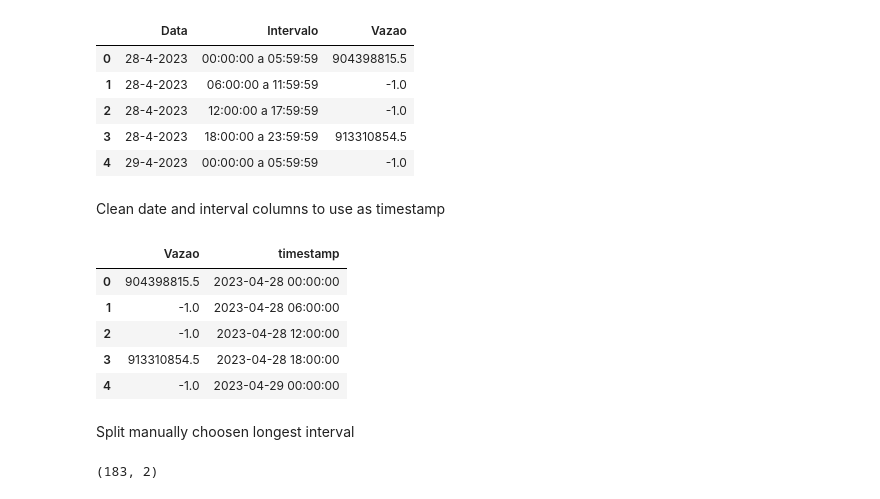
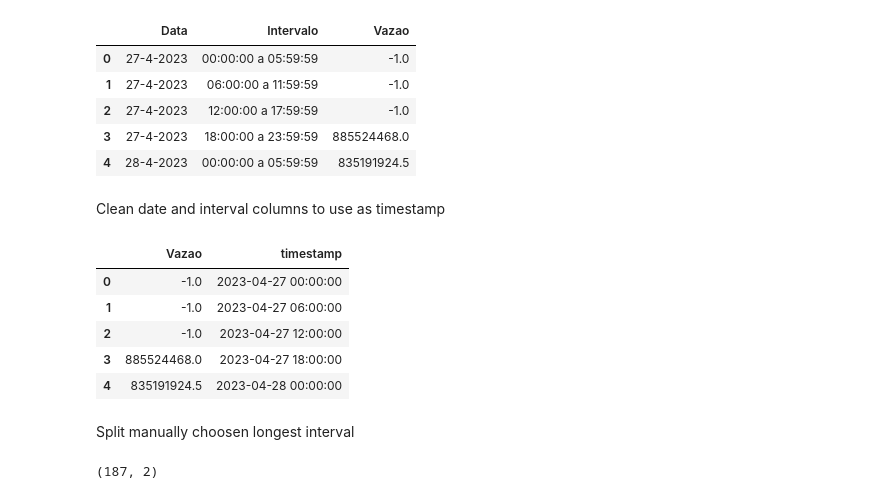
Before and after one commit to clara-mesquita/enhanced-svd, a Jupyter notebook: imputation_experiments.ipynb, the cells around one changed output. Drawn from its saved outputs; the diff is of its cells as text; code cells hidden in the pictures.

```diff
--- a/imputation_experiments.ipynb
+++ b/imputation_experiments.ipynb
@@ -1,16 +1,17 @@
 # %%
 import pandas as pd
 
-csv_file = "intervalos vazao  esmond data psmp-gn-bw-lis-pt.geant.org to perfsonar-ankara.ulakbim.gov.tr 10-24-2023.csv"
+# csv_file = "intervalos vazao  esmond data psmp-gn-bw-lis-pt.geant.org to perfsonar-ankara.ulakbim.gov.tr 10-24-2023.csv"
+csv_file = "intervalos vazao  esmond data psmp-gn-bw-poz-pl.geant.org to pspmp-anella.csuc.cat 10-24-2023.csv"
 df = pd.read_csv(csv_file)
 df.head()
 # %% [output]
 |  | Data | Intervalo | Vazao |
-| 0 | 28-4-2023 | 00:00:00 a 05:59:59 | 904398815.5 |
-| 1 | 28-4-2023 | 06:00:00 a 11:59:59 | -1.0 |
-| 2 | 28-4-2023 | 12:00:00 a 17:59:59 | -1.0 |
-| 3 | 28-4-2023 | 18:00:00 a 23:59:59 | 913310854.5 |
-| 4 | 29-4-2023 | 00:00:00 a 05:59:59 | -1.0 |
+| 0 | 27-4-2023 | 00:00:00 a 05:59:59 | -1.0 |
+| 1 | 27-4-2023 | 06:00:00 a 11:59:59 | -1.0 |
+| 2 | 27-4-2023 | 12:00:00 a 17:59:59 | -1.0 |
+| 3 | 27-4-2023 | 18:00:00 a 23:59:59 | 885524468.0 |
+| 4 | 28-4-2023 | 00:00:00 a 05:59:59 | 835191924.5 |
 # %% [markdown]
 Clean date and interval columns to use as timestamp
 # %%
@@ -18,7 +19,7 @@ Clean date and interval columns to use as timestamp
 df[["Inicio", "Fim"]] = df["Intervalo"].str.split(" a ", expand=True)
 
 # Convert date and start time to datetime to create a timestamp
-df["timestamp"] = pd.to_datetime(df["Data"] + " " + df["Inicio"], dayfirst=True)
+df["timestamp"] = pd.to_datetime(    (df["Data"].str.strip() + " " + df["Inicio"].str.strip()) , dayfirst=True, format="%d-%m-%Y %H:%M:%S")
 # df["timestamp_fim"] = pd.to_datetime(df["Data"] + " " + df["Fim"], dayfirst=True)
 
 df["timestamp"] = pd.to_datetime(df["timestamp"])
@@ -27,22 +28,25 @@ df = df.drop(columns=["Intervalo", "Data", "Inicio", "Fim"])
 df.head()
 # %% [output]
 |  | Vazao | timestamp |
-| 0 | 904398815.5 | 2023-04-28 00:00:00 |
-| 1 | -1.0 | 2023-04-28 06:00:00 |
-| 2 | -1.0 | 2023-04-28 12:00:00 |
-| 3 | 913310854.5 | 2023-04-28 18:00:00 |
-| 4 | -1.0 | 2023-04-29 00:00:00 |
+| 0 | -1.0 | 2023-04-27 00:00:00 |
+| 1 | -1.0 | 2023-04-27 06:00:00 |
+| 2 | -1.0 | 2023-04-27 12:00:00 |
+| 3 | 885524468.0 | 2023-04-27 18:00:00 |
+| 4 | 835191924.5 | 2023-04-28 00:00:00 |
 # %% [markdown]
 Split manually choosen longest interval
 # %%
-start = "2023-06-01 12:00:00"
-end    = "2023-07-17 00:00:00"
+# start = "2023-06-01 12:00:00"
+# end    = "2023-07-17 00:00:00"
+
+start = "2023-06-04 12:00:00"
+end    = "2023-07-21 00:00:00"
 
 longest_interval = df[(df["timestamp"] >= start) & (df["timestamp"] <= end)]
 
 longest_interval.shape
 # %% [output]
-(183, 2)
+(187, 2)
 # %%
 import numpy as np
 
```
Also changed, not shown: parts of 11 cells of this notebook.
